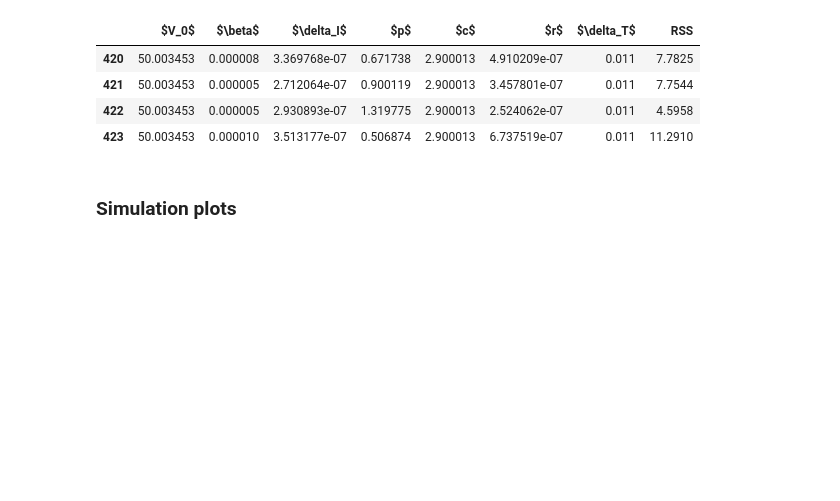
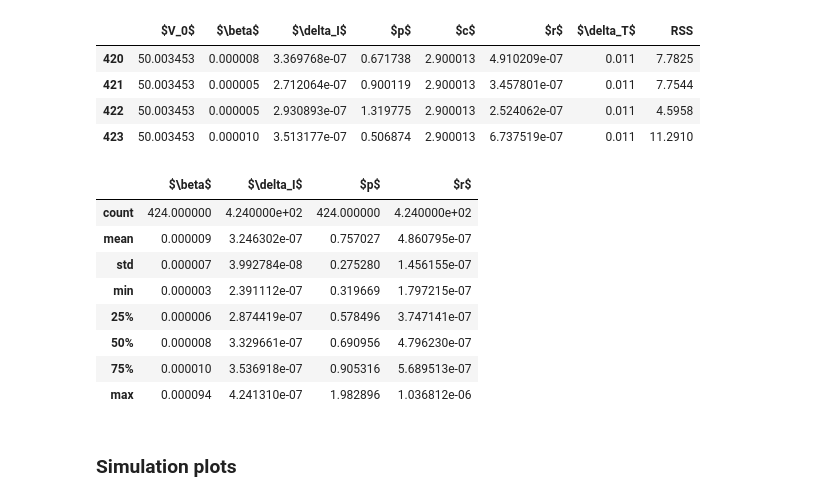
Before and after one commit to systemsmedicine/CrossLabFit, a Jupyter notebook: pyNotebooks/influenzaModel.ipynb, the cells around one changed output. Drawn from its saved outputs; the diff is of its cells as text; code cells hidden in the pictures; blank space fills up the shorter version.

```diff
--- a/pyNotebooks/influenzaModel.ipynb
+++ b/pyNotebooks/influenzaModel.ipynb
@@ -408,6 +421,19 @@ dfParams.tail(4)
 | 421 | 50.003453 | 0.000005 | 2.712064e-07 | 0.900119 | 2.900013 | 3.457801e-07 | 0.011 | 7.7544 |
 | 422 | 50.003453 | 0.000005 | 2.930893e-07 | 1.319775 | 2.900013 | 2.524062e-07 | 0.011 | 4.5958 |
 | 423 | 50.003453 | 0.000010 | 3.513177e-07 | 0.506874 | 2.900013 | 6.737519e-07 | 0.011 | 11.2910 |
+# %%
+dfParam_describe_ql = dfParams.drop(['$V_0$', '$c$', '$\\delta_T$', 'RSS'], axis=1).describe()
+dfParam_describe_ql
+# %% [output]
+|  | $\beta$ | $\delta_I$ | $p$ | $r$ |
+| count | 424.000000 | 4.240000e+02 | 424.000000 | 4.240000e+02 |
+| mean | 0.000009 | 3.246302e-07 | 0.757027 | 4.860795e-07 |
+| std | 0.000007 | 3.992784e-08 | 0.275280 | 1.456155e-07 |
+| min | 0.000003 | 2.391112e-07 | 0.319669 | 1.797215e-07 |
+| 25% | 0.000006 | 2.874419e-07 | 0.578496 | 3.747141e-07 |
+| 50% | 0.000008 | 3.329661e-07 | 0.690956 | 4.796230e-07 |
+| 75% | 0.000010 | 3.536918e-07 | 0.905316 | 5.689513e-07 |
+| max | 0.000094 | 4.241310e-07 | 1.982896 | 1.036812e-06 |
 # %%
 U0 = 1e7
 I0 = 0
```
Also changed, not shown: parts of 6 cells of this notebook, 1 other file.
